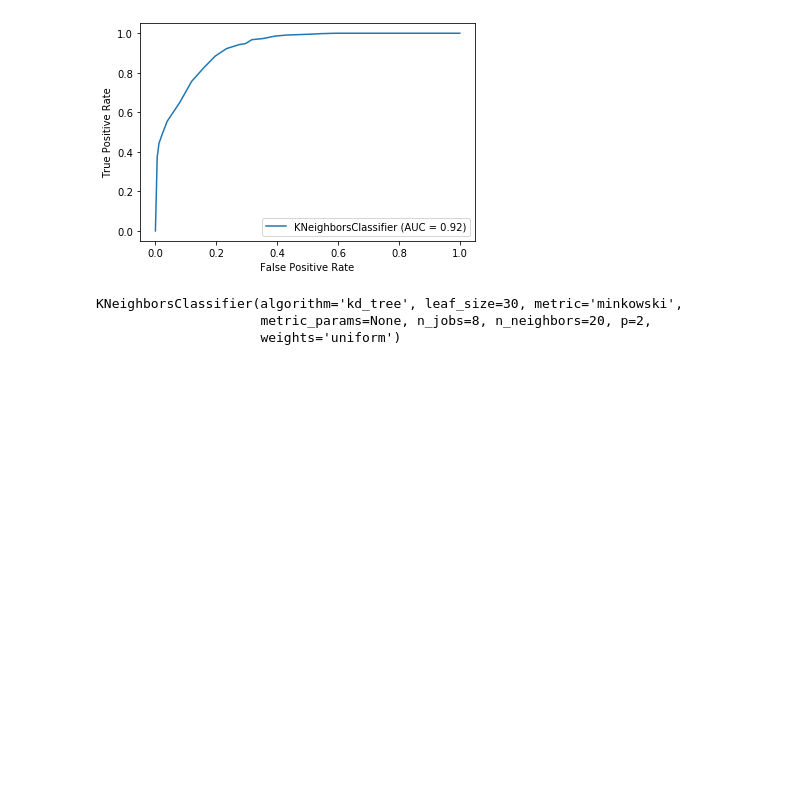
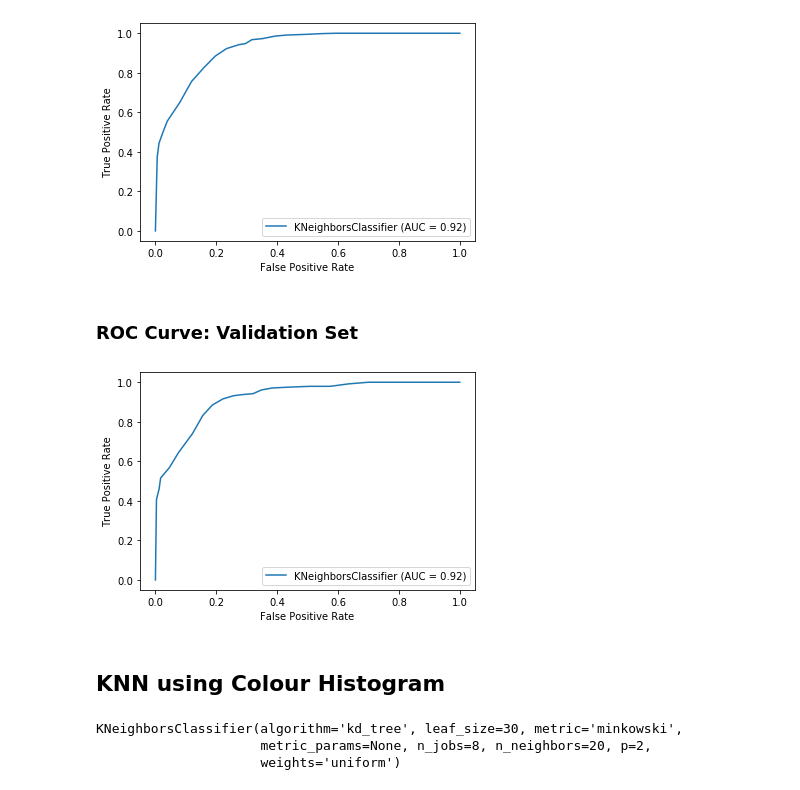
Before and after one commit to mledl/mupped-show-classification, a Jupyter notebook: SIM1/src/SIM1.ipynb, the cells around one changed output. Drawn from its saved outputs; the diff is of its cells as text; code cells hidden in the pictures; blank space fills up the shorter version.

```diff
--- a/SIM1/src/SIM1.ipynb
+++ b/SIM1/src/SIM1.ipynb
@@ -76,6 +80,13 @@ def extract_colour_histogram(image, bins=(32, 32, 32)):
 
     # return histogram as feature vector
     return color_hist.flatten()
+
+def extract_hog_features(image):
+    resized_image = resize(img, (256,128))
+    features = hog(resized_image, orientations=9, pixels_per_cell=(8, 8), cells_per_block=(2, 2),
+                   visualize=False, multichannel=True)
+    return features
+
 
 
 def load_kermit_image_dataset():
@@ -150,14 +153,15 @@ df_kermit_cp = df_kermit.copy()
 # init data structures for feature vectors, image pixel values and labels
 hist_features = []
 images_raw_pixels = []
+hog_features = []
 
-print('[INFO] start preprocessing images (color histogram)')
+print('[INFO] start feature extraction')
 
 counter = 1
 # iterate over all provided images and extract features, labels and image pixels
 for idx, row in df_kermit_cp.iterrows():
     img = cv2.imread(row['filename'])
-    print(row['filename'])
+    # print(row['filename'])
 
     # extract color distribution of the image
     img_color_hist = extract_colour_histogram(img)
@@ -165,17 +169,22 @@ for idx, row in df_kermit_cp.iterrows():
     # extract raw pixels of the image
     img_pixels = extract_value_vector(img)
 
+    # extract HOG features
+    hog_feature = extract_hog_features(img)
+
     hist_features.append(img_color_hist)
     images_raw_pixels.append(img_pixels)
+    hog_features.append(hog_feature)
 
     # show process
     if counter % 200 == 0:
-        print('[INFO] images preprocessed %d/%d' % (counter, len(df_kermit_cp)))
+        print('[INFO] feature extraction images %d/%d' % (counter, len(df_kermit_cp)))
     counter += 1
 
 # add feature lists as new cols to dataframe
 df_pre = df_kermit_cp.assign(color_hist = hist_features)
-df_kermit_features = df_pre.assign(raw_pixels = images_raw_pixels)
+df_pre = df_pre.assign(raw_pixels = images_raw_pixels)
+df_kermit_features = df_pre.assign(hog = hog_features)
 
 # split dataframe into train, test and validation set
 train, test, validation = train_test_validation_split(df_kermit_features)
@@ -183,14 +192,17 @@ train, test, validation = train_test_validation_split(df_kermit_features)
 # extract specific columns used for classification
 x_train_raw = train['raw_pixels'].tolist()
 x_train_hist = train['color_hist'].tolist()
+x_train_hog = train['hog'].tolist()
 y_train = train['kermit'].tolist()
 
 x_test_raw = test['raw_pixels'].tolist()
 x_test_hist = test['color_hist'].tolist()
+x_test_hog = test['hog'].tolist()
 y_test = test['kermit'].tolist()
 
 x_validation_raw = validation['raw_pixels'].tolist()
 x_validation_hist = validation['color_hist'].tolist()
+x_validation_hog = validation['hog'].tolist()
 y_validation = validation['kermit'].tolist()
 # %% [output]
 [INFO] start preprocessing images (color histogram)
@@ -230,6 +246,15 @@ plot_roc_curve(model_raw, x_test_raw, y_test)
 plt.show()
 # %% [output]
 [figure]
+# %% [markdown]
+### ROC Curve: Validation Set
+# %%
+plot_roc_curve(model_raw, x_validation_raw, y_validation)
+plt.show()
+# %% [output]
+[figure, added]
+# %% [markdown]
+## KNN using Colour Histogram
 # %%
 # train a KNN classifier on histogram features
 model_hist = KNeighborsClassifier(n_neighbors=20, algorithm = 'kd_tree', n_jobs=8)
```
Also changed, not shown: parts of 24 cells of this notebook, 2 other files.
